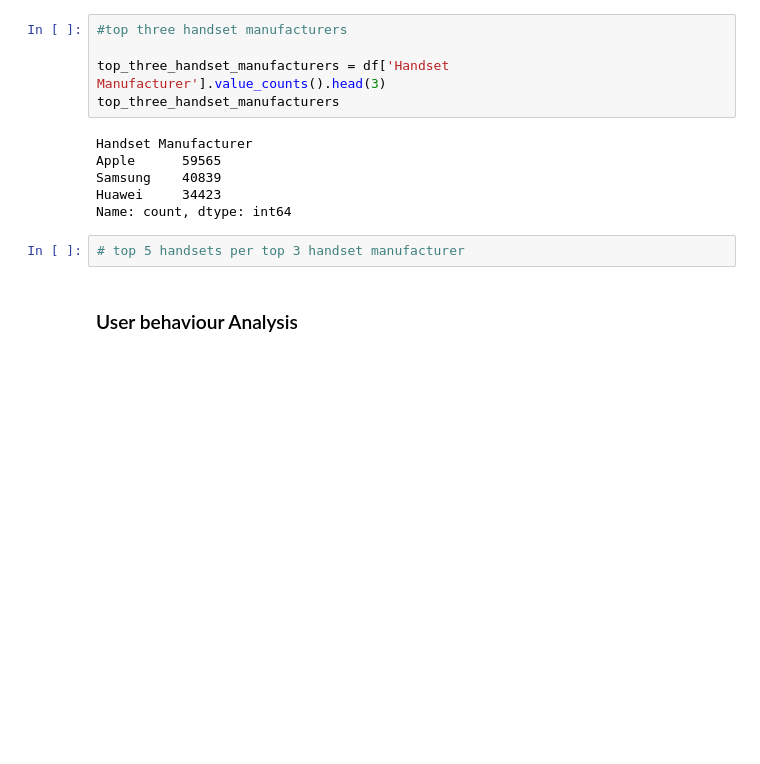
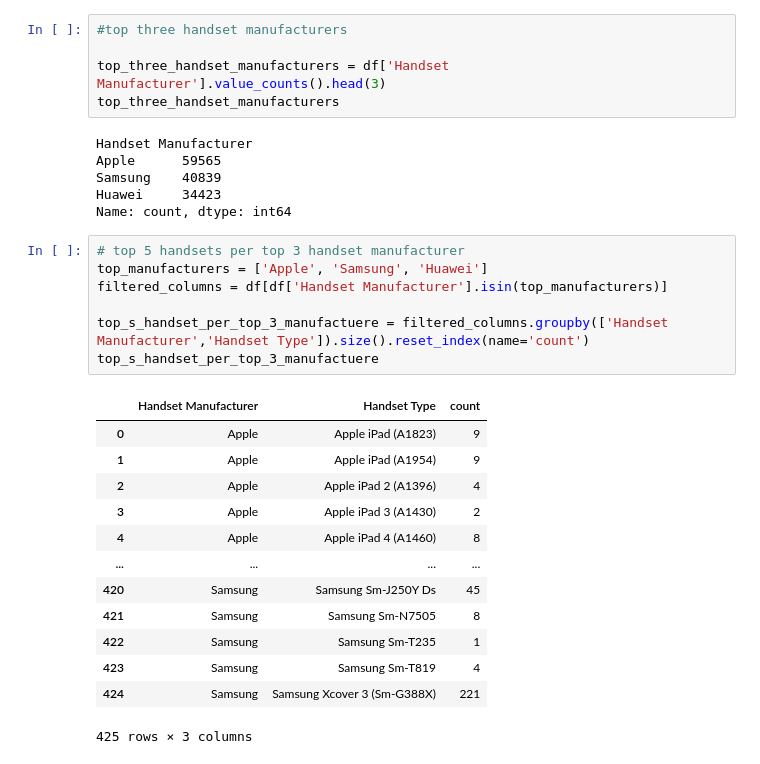
Before and after one commit to melatteshome/User-Analytics-Telecom-Industry, a Jupyter notebook: notebooks/user_overview_analysis.ipynb, the cells around one changed output. Cells and saved outputs as stored; diff of their text form; blank space fills up the shorter version.

```diff
--- a/notebooks/user_overview_analysis.ipynb
+++ b/notebooks/user_overview_analysis.ipynb
@@ -143,7 +144,24 @@ Apple      59565
 Samsung    40839
 Huawei     34423
 Name: count, dtype: int64
-# %%
-# top 5 handsets per top 3 handset manufacturer
-# %% [markdown]
-### User behaviour Analysis
+# %%
+# top 5 handsets per top 3 handset manufacturer
+top_manufacturers = ['Apple', 'Samsung', 'Huawei']
+filtered_columns = df[df['Handset Manufacturer'].isin(top_manufacturers)]
+
+top_s_handset_per_top_3_manufactuere = filtered_columns.groupby(['Handset Manufacturer','Handset Type']).size().reset_index(name='count')
+top_s_handset_per_top_3_manufactuere
+# %% [output]
+|  | Handset Manufacturer | Handset Type | count |
+| 0 | Apple | Apple iPad (A1823) | 9 |
+| 1 | Apple | Apple iPad (A1954) | 9 |
+| 2 | Apple | Apple iPad 2 (A1396) | 4 |
+| 3 | Apple | Apple iPad 3 (A1430) | 2 |
+| 4 | Apple | Apple iPad 4 (A1460) | 8 |
+| ... | ... | ... | ... |
+| 420 | Samsung | Samsung Sm-J250Y Ds | 45 |
+| 421 | Samsung | Samsung Sm-N7505 | 8 |
+| 422 | Samsung | Samsung Sm-T235 | 1 |
+| 423 | Samsung | Samsung Sm-T819 | 4 |
+| 424 | Samsung | Samsung Xcover 3 (Sm-G388X) | 221 |
+425 rows × 3 columns
```
Also changed, not shown: parts of 12 cells of this notebook.
